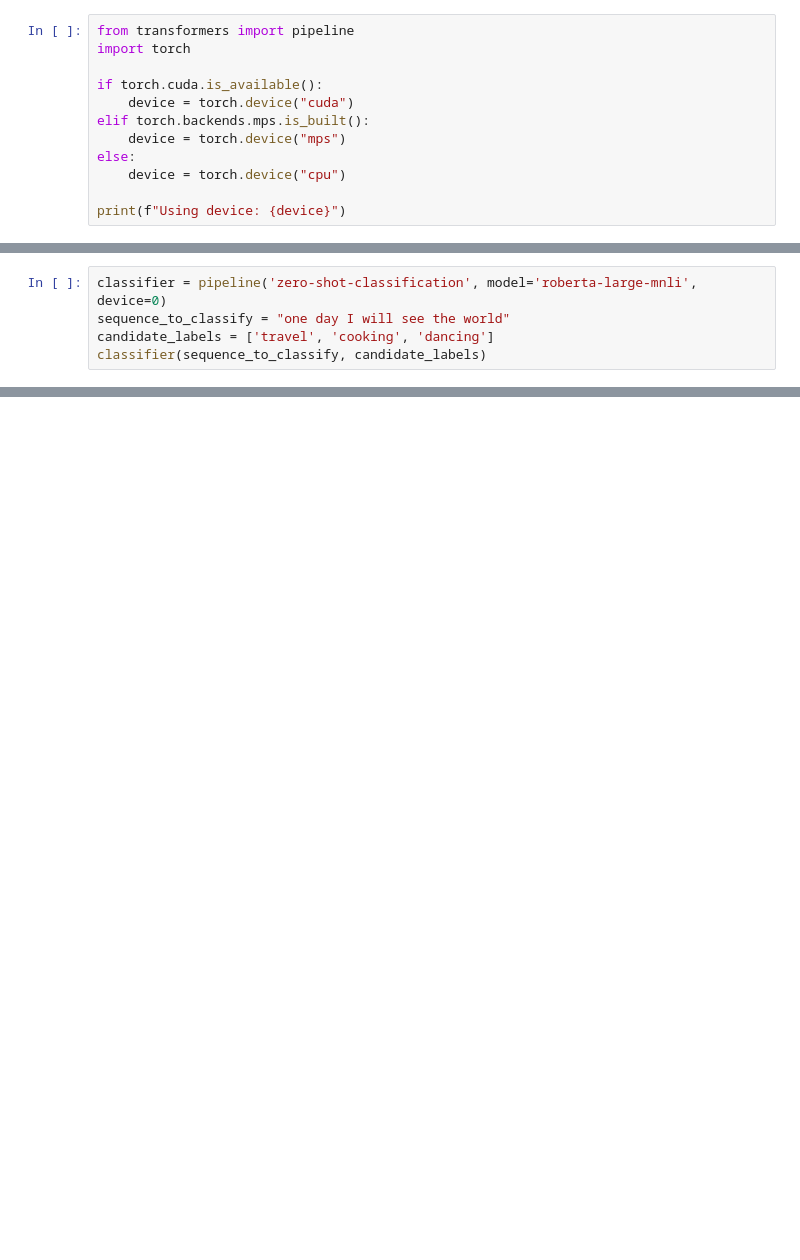
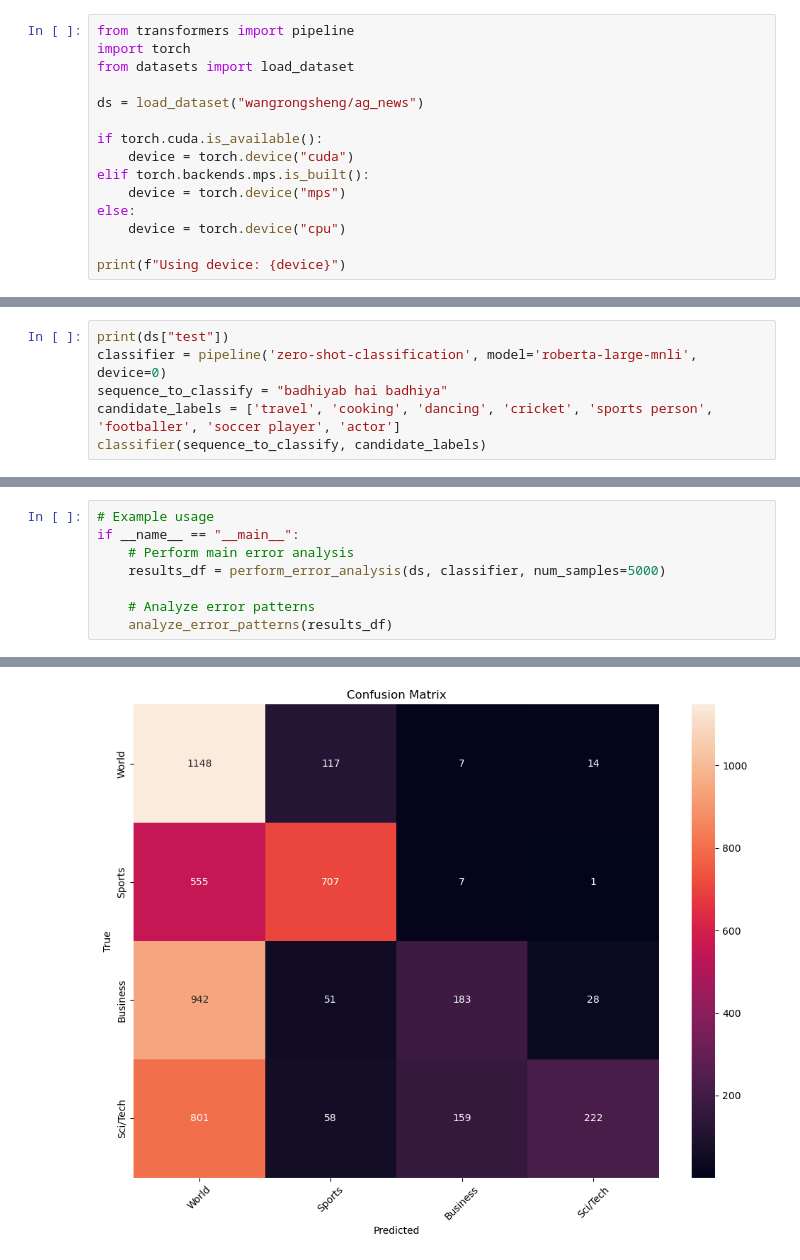
Before and after one commit to Divyanshudiv/Roberta_Zero_Shot, a Jupyter notebook: main.ipynb, the cells around one changed output, grey strips where cells are left out. Cells and saved outputs as stored; diff of their text form; blank space fills up the shorter version.

```diff
--- a/main.ipynb
+++ b/main.ipynb
@@ -1,6 +42,9 @@
 # %%
 from transformers import pipeline
 import torch
+from datasets import load_dataset
+
+ds = load_dataset("wangrongsheng/ag_news")
 
 if torch.cuda.is_available():
     device = torch.device("cuda")
@@ -15,6 +59,7 @@ Using device: mps
 # %%
+print(ds["test"])
 classifier = pipeline('zero-shot-classification', model='roberta-large-mnli', device=0)
-sequence_to_classify = "one day I will see the world"
-candidate_labels = ['travel', 'cooking', 'dancing']
+sequence_to_classify = "badhiyab hai badhiya"
+candidate_labels = ['travel', 'cooking', 'dancing', 'cricket', 'sports person', 'footballer', 'soccer player', 'actor']
 classifier(sequence_to_classify, candidate_labels)
 # %% [output]
@@ -26,0 +234,9 @@ Some weights of the model checkpoint at roberta-large-mnli were not used when in
+# %%
+# Example usage
+if __name__ == "__main__":
+    # Perform main error analysis
+    results_df = perform_error_analysis(ds, classifier, num_samples=5000)
+
+    # Analyze error patterns
+    analyze_error_patterns(results_df)
+# %% [output]
@@ -26,0 +256 @@ Some weights of the model checkpoint at roberta-large-mnli were not used when in
+[figure, added]
```
Also changed, not shown: parts of 7 cells of this notebook, 3 other files.
